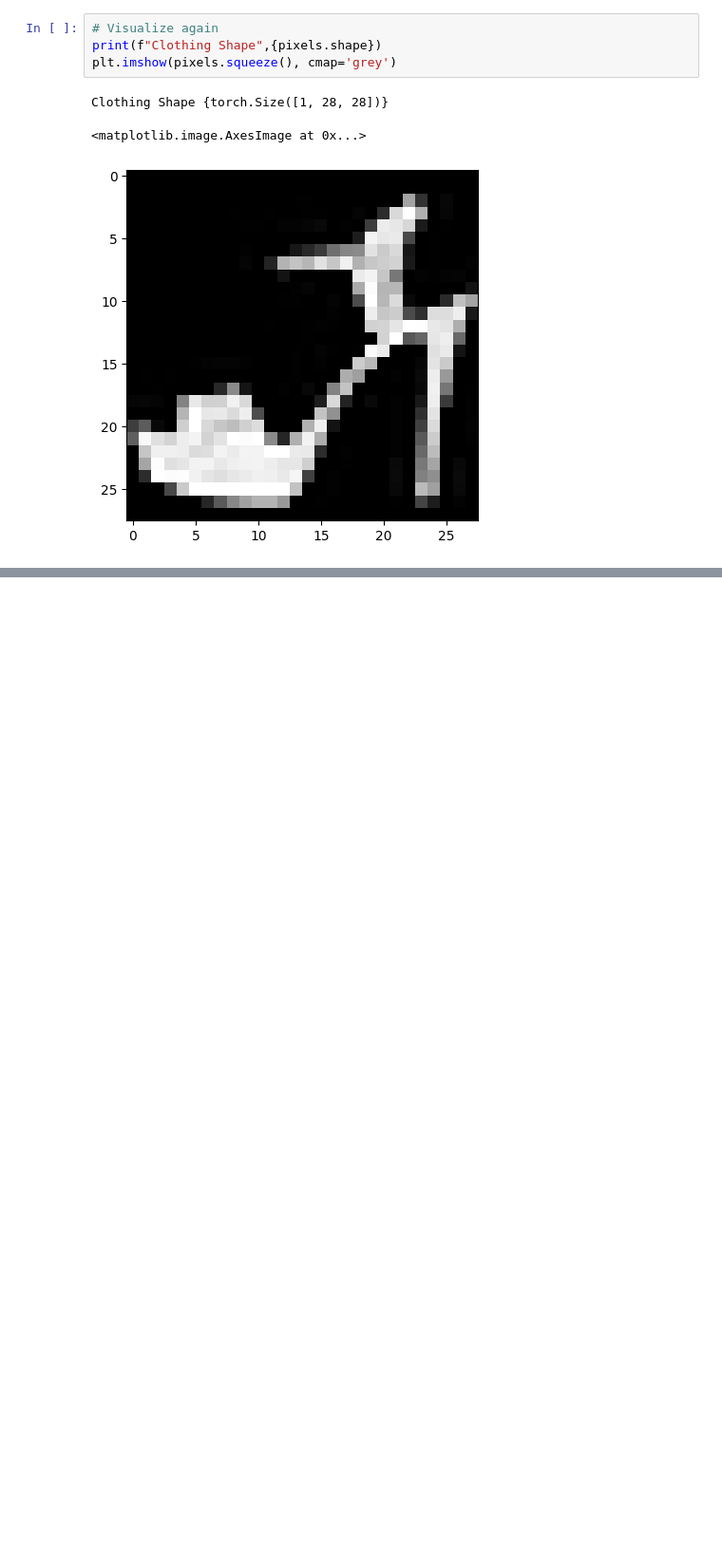
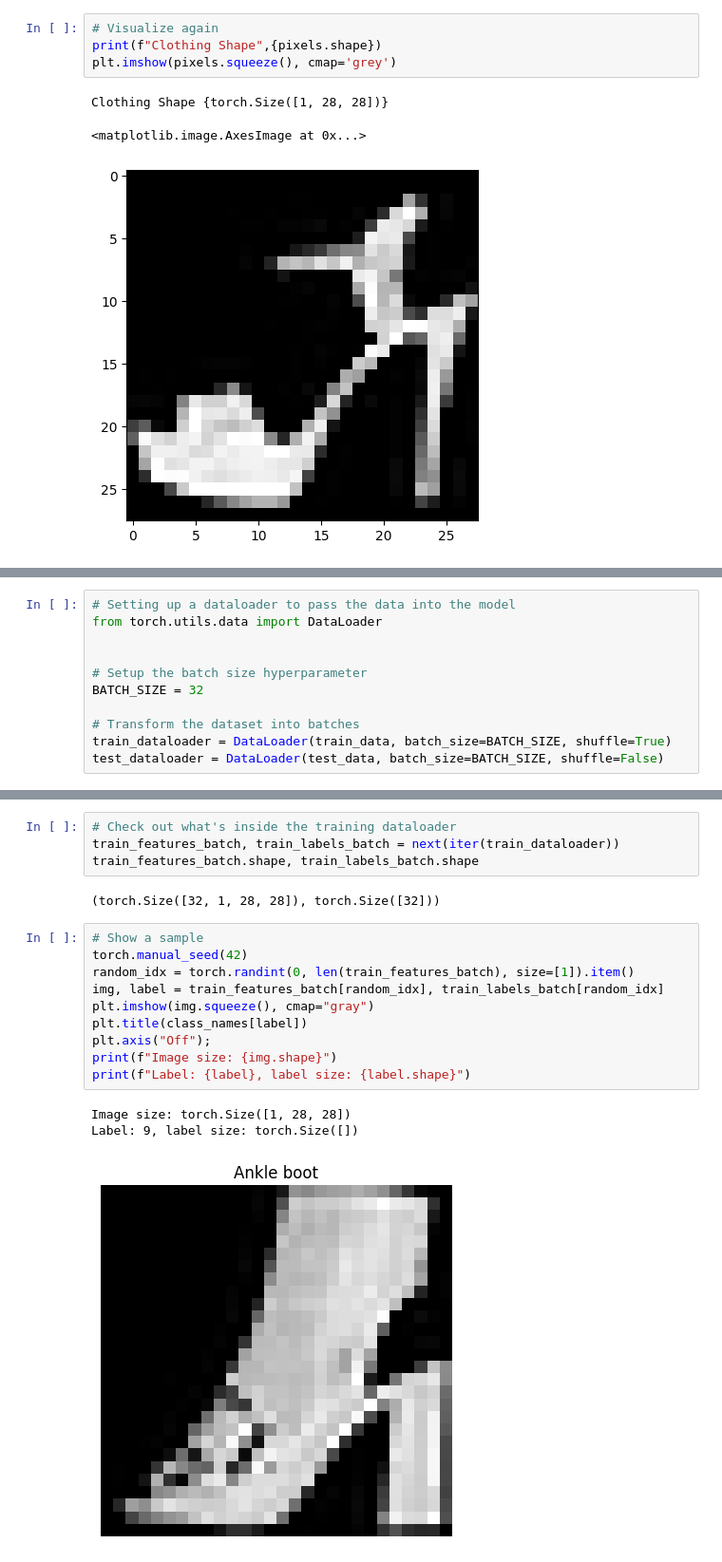
Before and after one commit to berlin-n/Classifying-Clothing-type-with-PyTorch-and-FashionMnist, a Jupyter notebook: main.ipynb, the cells around one changed output, grey strips where cells are left out. Shown at 95% size. Cells and saved outputs as stored; diff of their text form; blank space fills up the shorter version.

```diff
--- a/main.ipynb
+++ b/main.ipynb
@@ -134,0 +164,11 @@ Clothing Shape {torch.Size([1, 28, 28])}
+# %%
+# Setting up a dataloader to pass the data into the model
+from torch.utils.data import DataLoader
+
+
+# Setup the batch size hyperparameter
+BATCH_SIZE = 32
+
+# Transform the dataset into batches
+train_dataloader = DataLoader(train_data, batch_size=BATCH_SIZE, shuffle=True)
+test_dataloader = DataLoader(test_data, batch_size=BATCH_SIZE, shuffle=False)
@@ -134,0 +183,20 @@ Clothing Shape {torch.Size([1, 28, 28])}
+# %%
+# Check out what's inside the training dataloader
+train_features_batch, train_labels_batch = next(iter(train_dataloader))
+train_features_batch.shape, train_labels_batch.shape
+# %% [output]
+(torch.Size([32, 1, 28, 28]), torch.Size([32]))
+# %%
+# Show a sample
+torch.manual_seed(42)
+random_idx = torch.randint(0, len(train_features_batch), size=[1]).item()
+img, label = train_features_batch[random_idx], train_labels_batch[random_idx]
+plt.imshow(img.squeeze(), cmap="gray")
+plt.title(class_names[label])
+plt.axis("Off");
+print(f"Image size: {img.shape}")
+print(f"Label: {label}, label size: {label.shape}")
+# %% [output]
+Image size: torch.Size([1, 28, 28])
+Label: 9, label size: torch.Size([])
+[figure, added]
```
Also changed, not shown: parts of 4 cells of this notebook.
